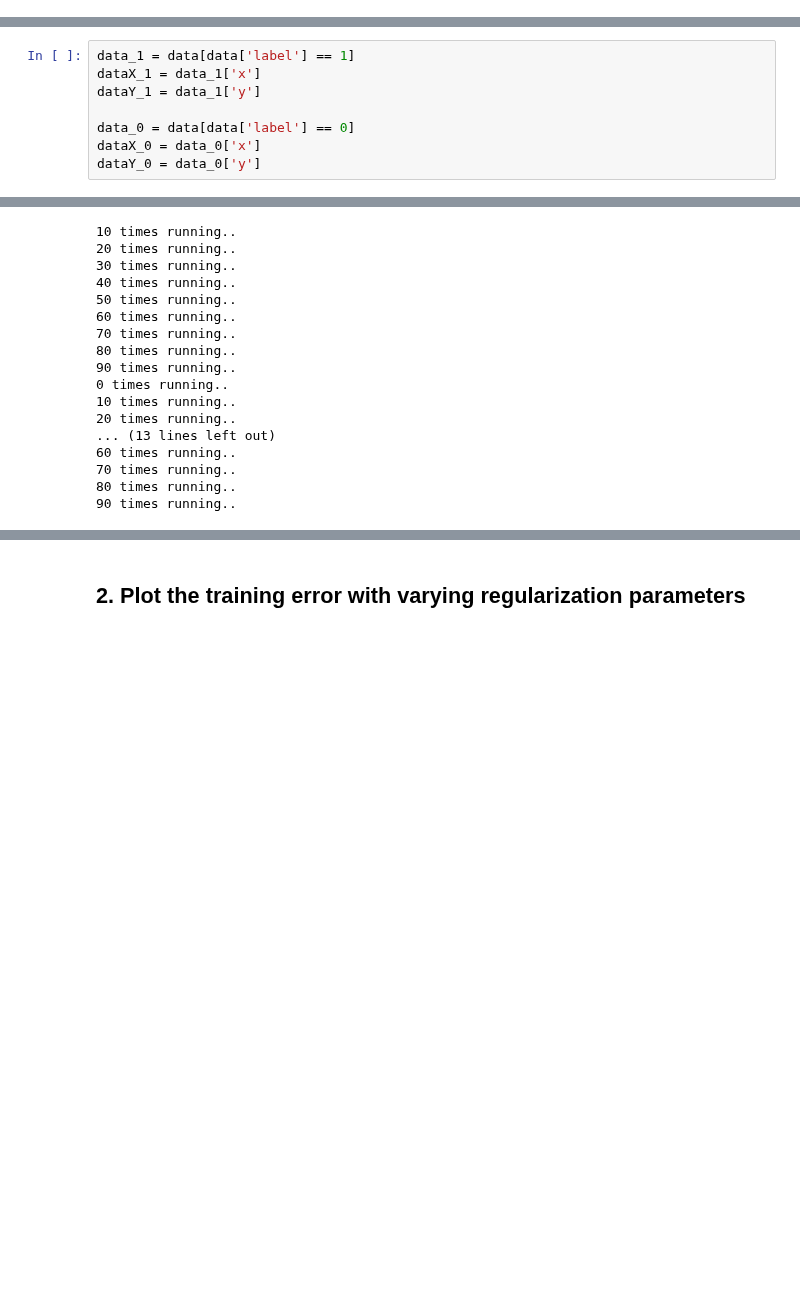
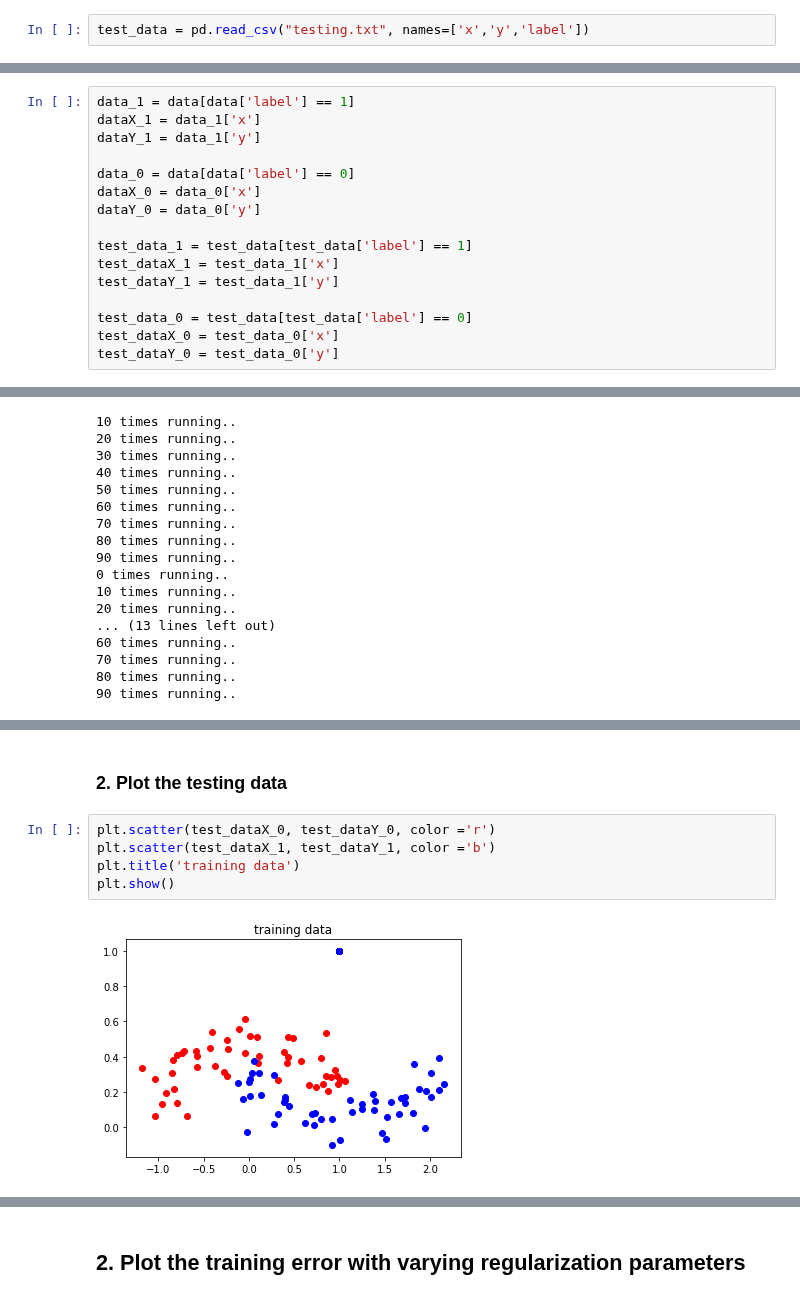
Before and after one commit to minjoong507/Machine-learning-project, a Jupyter notebook: 6week/notebook/assignment-06.ipynb, the cells around one changed output, grey strips where cells are left out. Cells and saved outputs as stored; diff of their text form; blank space fills up the shorter version.

```diff
--- a/6week/notebook/assignment-06.ipynb
+++ b/6week/notebook/assignment-06.ipynb
@@ -26,0 +31,2 @@ data
+# %%
+test_data = pd.read_csv("testing.txt", names=['x','y','label'])
@@ -34,6 +56,14 @@ dataY_1 = data_1['y']
 data_0 = data[data['label'] == 0]
 dataX_0 = data_0['x']
 dataY_0 = data_0['y']
+
+test_data_1 = test_data[test_data['label'] == 1]
+test_dataX_1 = test_data_1['x']
+test_dataY_1 = test_data_1['y']
+
+test_data_0 = test_data[test_data['label'] == 0]
+test_dataX_0 = test_data_0['x']
+test_dataY_0 = test_data_0['y']
 # %%
 label = data['label']
 # %%
@@ -146,0 +177,9 @@ plt.show()
+# %% [markdown]
+### 2. Plot the testing data
+# %%
+plt.scatter(test_dataX_0, test_dataY_0, color ='r')
+plt.scatter(test_dataX_1, test_dataY_1, color ='b')
+plt.title('training data')
+plt.show()
+# %% [output]
+[figure, added]
```
Also changed, not shown: parts of 15 cells of this notebook.
